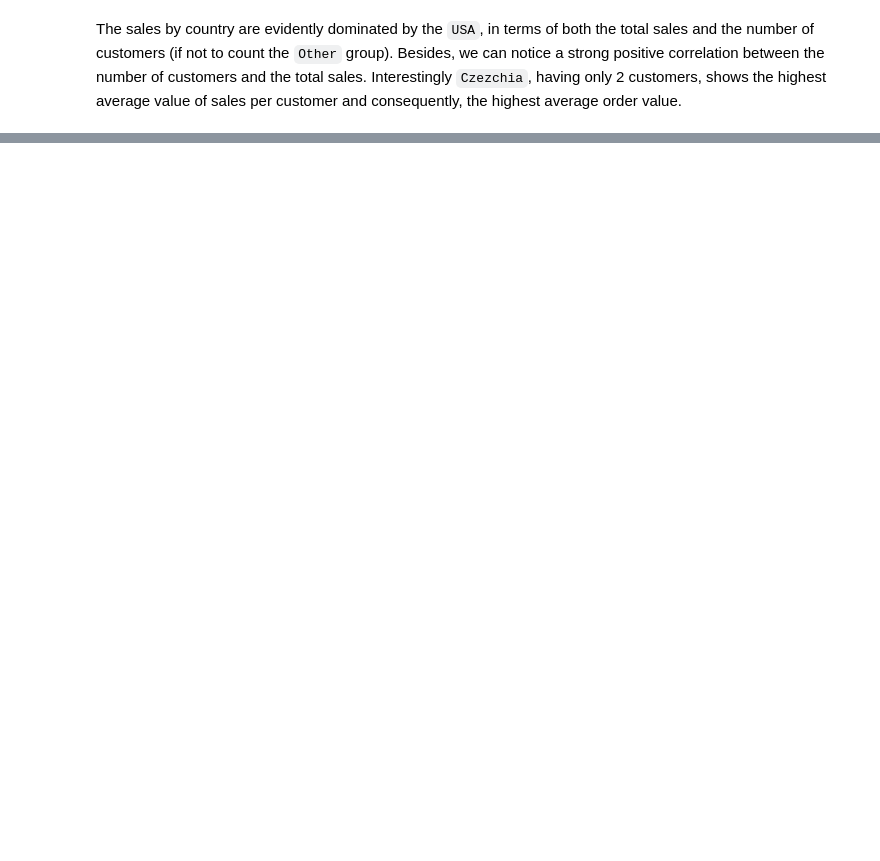
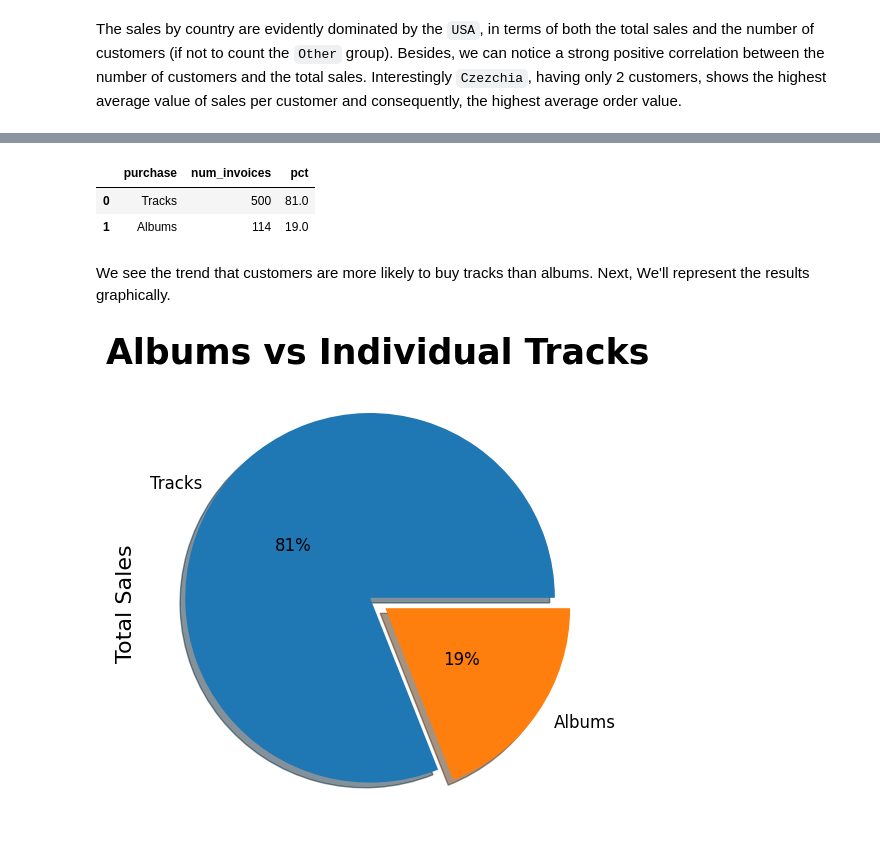
Before and after one commit to MuhammadAwon/datascience-projects, a Jupyter notebook: Projects/chinook-data-analysis-using-sql/chinook-database.ipynb, the cells around one changed output, grey strips where cells are left out. Saved outputs shown, nothing was run; the diff lists cells and outputs as text; code cells hidden in the pictures; blank space fills up the shorter version.

Commit message:
Complete Chinook store analysis with sql (project)

```diff
--- a/Projects/chinook-data-analysis-using-sql/chinook-database.ipynb
+++ b/Projects/chinook-data-analysis-using-sql/chinook-database.ipynb
@@ -572,0 +585,70 @@ The sales by country are evidently dominated by the `USA`, in terms of both the
+# %%
+query = """
+-- Get invoice id and album id
+WITH invoice_album_id AS (SELECT
+                              il.invoice_id,
+                              t.album_id
+                          FROM invoice_line il
+                          LEFT JOIN track t ON t.track_id = il.track_id
+                          GROUP BY 1),
+-- Extract album and track purchase by comparing 'invoice_line' and 'track' tables with 'album' table
+    album_vs_tracks AS   (SELECT
+                             iai.*,
+                             CASE
+                             WHEN (SELECT il.track_id
+                                   FROM invoice_line il
+                                   WHERE il.invoice_id = iai.invoice_id
+                                   EXCEPT
+                                   SELECT t.track_id
+                                   FROM track t
+                                   WHERE t.album_id = iai.album_id) IS NULL
+
+                             AND (SELECT t.track_id
+                                  FROM track t
+                                  WHERE t.album_id = iai.album_id
+                                  EXCEPT
+                                  SELECT il.track_id
+                                  FROM invoice_line il
+                                  WHERE il.invoice_id = iai.invoice_id) IS NULL
+
+                             THEN 'Albums'
+                             ELSE 'Tracks'
+                             END AS purchase
+                         FROM invoice_album_id iai)
+
+-- Calculate total number of invoices and percentage for Albums and Tracks purchases from 'album_vs_tracks' table
+-- group the results by purchase and sort by number of invoices in descending order
+SELECT
+    purchase,
+    COUNT(*) AS num_invoices,
+    ROUND(COUNT(*) * 100.0/(SELECT COUNT(*)
+                            FROM invoice), 0) pct
+FROM album_vs_tracks
+GROUP BY 1
+ORDER BY 2 DESC
+"""
+
+conn = sqlite3.connect('chinook.db')
+df3 = pd.read_sql_query(query, conn)
+df3
+# %% [output]
+|  | purchase | num_invoices | pct |
+| 0 | Tracks | 500 | 81.0 |
+| 1 | Albums | 114 | 19.0 |
+# %% [markdown]
+We see the trend that customers are more likely to buy tracks than albums. Next, We'll represent the results graphically.
+# %%
+# Plot pie-chart
+plt.figure(figsize=(6, 6))
+
+plt.pie(x=df3['pct'], labels=df3['purchase'],
+        autopct='%.0f%%', explode=[0.05]*2,
+        pctdistance=0.5, shadow=True,
+        textprops={'fontsize': 12})
+
+plt.title('Albums vs Individual Tracks', fontsize=25, fontweight='bold')
+plt.ylabel('Total Sales', fontsize=16)
+
+plt.show()
+# %% [output]
+[figure, added]
```
Also changed, not shown: parts of 20 cells of this notebook.
